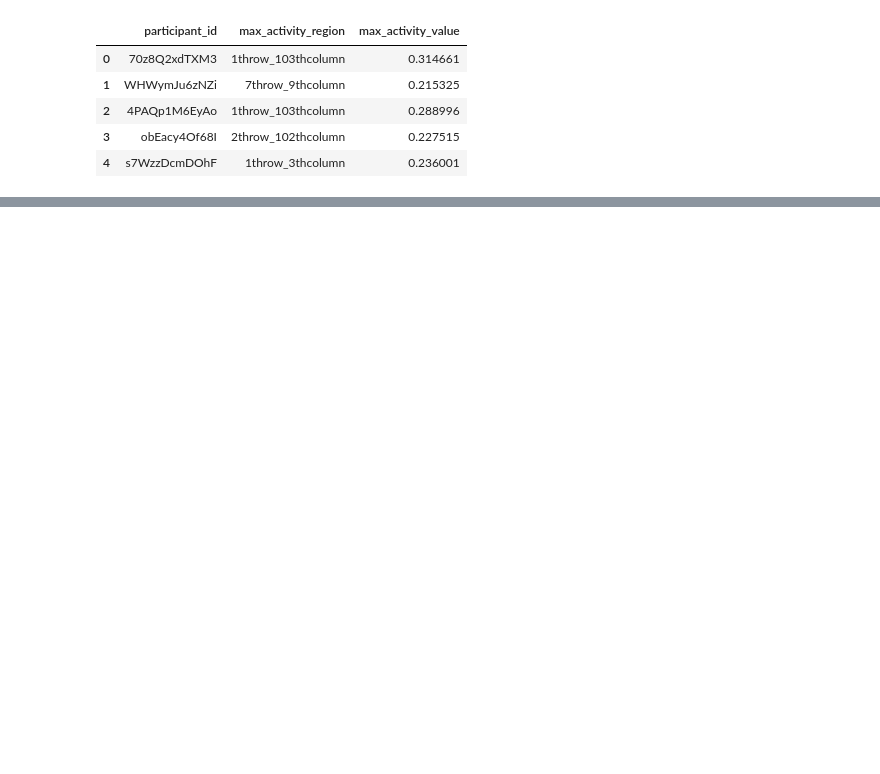
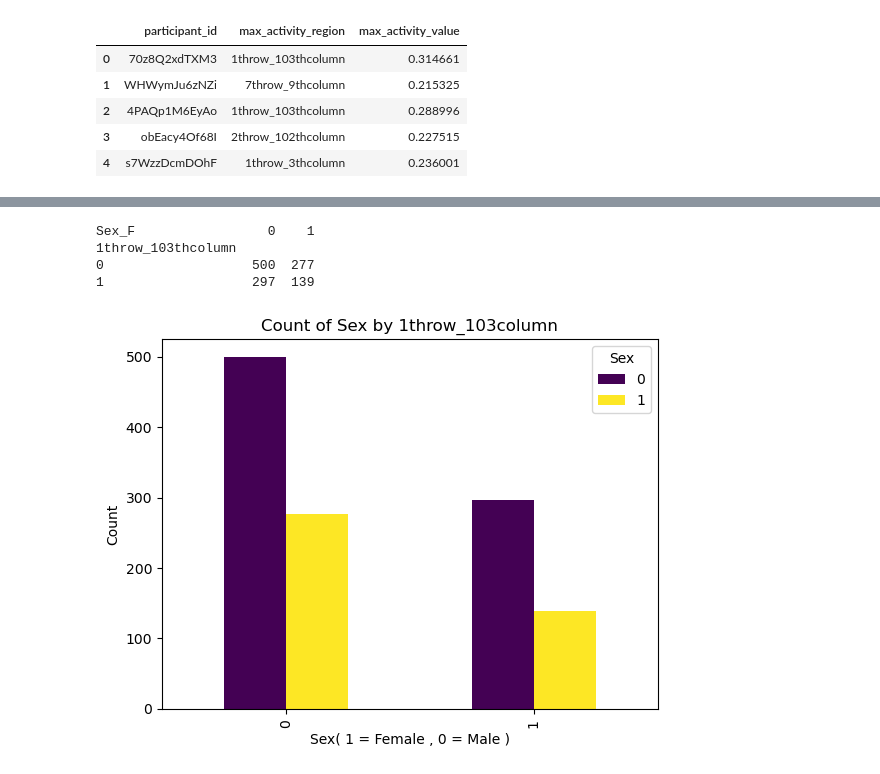
Before and after one commit to fatimahyusof/WiDS, a Jupyter notebook: Wids.ipynb, the cells around one changed output, grey strips where cells are left out. Cells and saved outputs as stored; diff of their text form; code cells hidden in the pictures; blank space fills up the shorter version.

```diff
--- a/Wids.ipynb
+++ b/Wids.ipynb
@@ -161,0 +272,20 @@ print(test_FCM_max_sorted)
+# %%
+#check correlation of most active region with Sex
+
+# create contingency table
+ct_sex_active_region = pd.crosstab(train_sol_FCM_final['1throw_103thcolumn'], train_sol_FCM_final['Sex_F'])
+print(ct_sex_active_region)
+
+#create stacked bar chart
+ct_sex_active_region .plot(kind='bar', colormap='viridis')
+plt.title("Count of Sex by 1throw_103column")
+plt.xlabel("Sex( 1 = Female , 0 = Male )")
+plt.ylabel("Count")
+plt.legend(title="Sex")
+plt.show()
+# %% [output]
+Sex_F                 0    1
+1throw_103thcolumn
+0                   500  277
+1                   297  139
+[figure, added]
```
Also changed, not shown: parts of 16 cells of this notebook.
